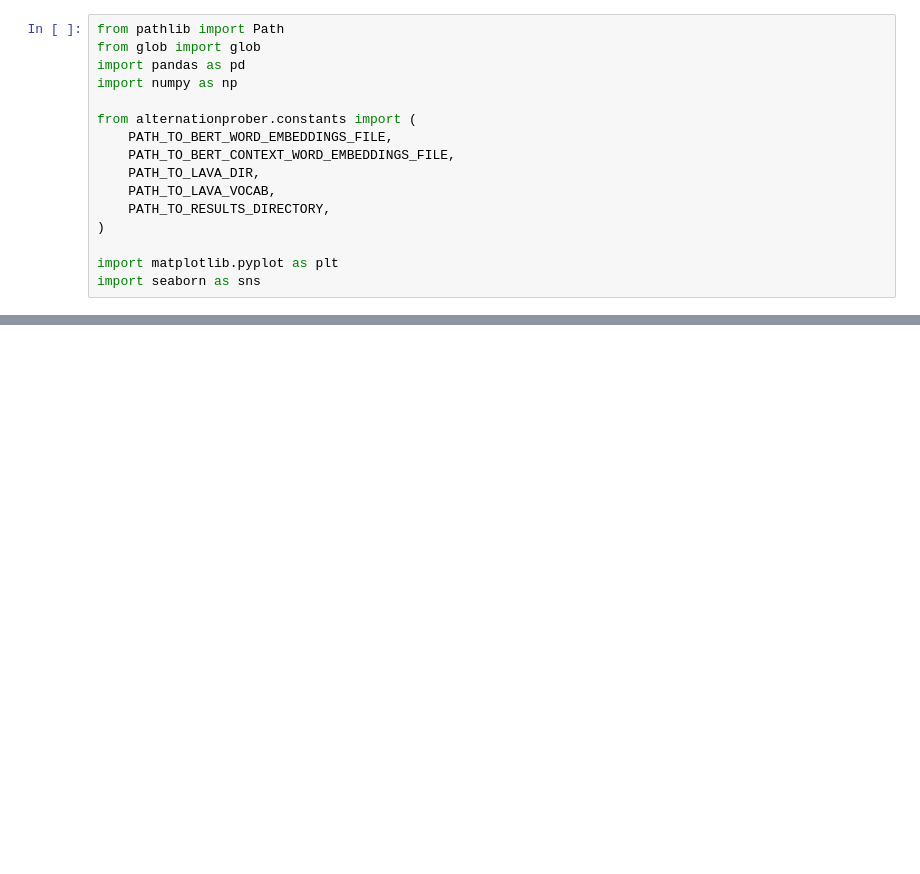
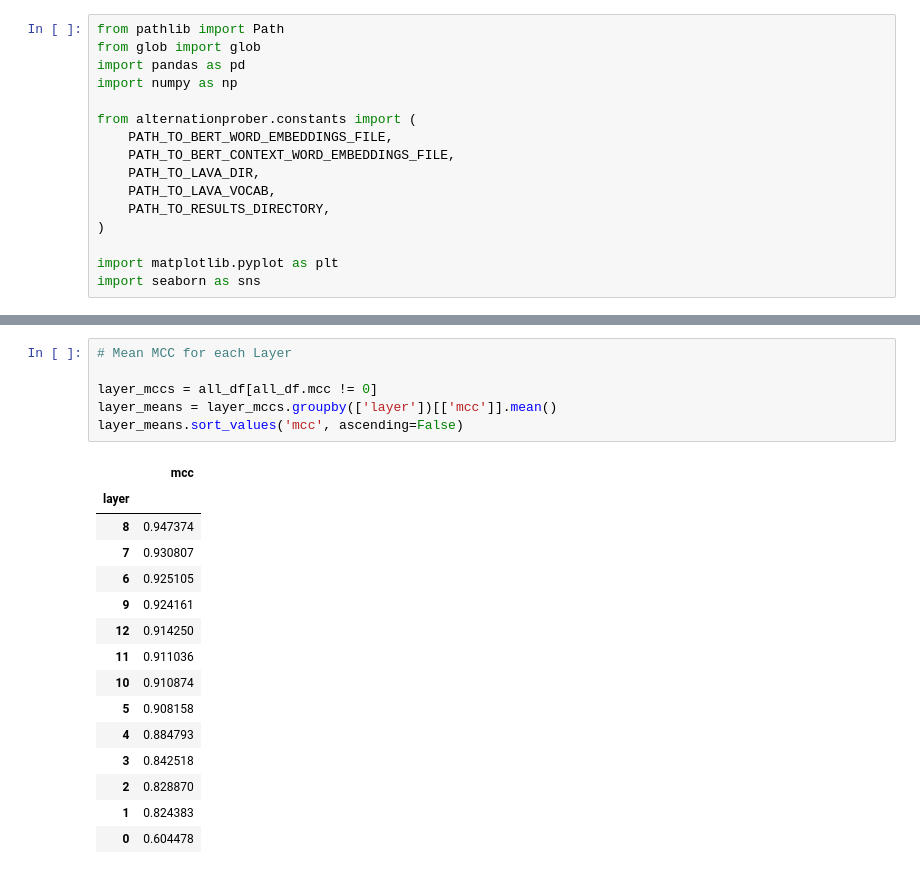
Before and after one commit to kvah/analyzing_verb_alternations_plms, a Jupyter notebook: results/metrics.ipynb, the cells around one changed output, grey strips where cells are left out. Drawn from its saved outputs; the diff is of its cells as text; blank space fills up the shorter version.

```diff
--- a/results/metrics.ipynb
+++ b/results/metrics.ipynb
@@ -152,0 +132,22 @@ pd.DataFrame(data={
+# %%
+# Mean MCC for each Layer
+
+layer_mccs = all_df[all_df.mcc != 0]
+layer_means = layer_mccs.groupby(['layer'])[['mcc']].mean()
+layer_means.sort_values('mcc', ascending=False)
+# %% [output]
+|  | mcc |
+| layer |  |
+| 8 | 0.947374 |
+| 7 | 0.930807 |
+| 6 | 0.925105 |
+| 9 | 0.924161 |
+| 12 | 0.914250 |
+| 11 | 0.911036 |
+| 10 | 0.910874 |
+| 5 | 0.908158 |
+| 4 | 0.884793 |
+| 3 | 0.842518 |
+| 2 | 0.828870 |
+| 1 | 0.824383 |
+| 0 | 0.604478 |
```
Also changed, not shown: parts of 7 cells of this notebook, 39 other files.
